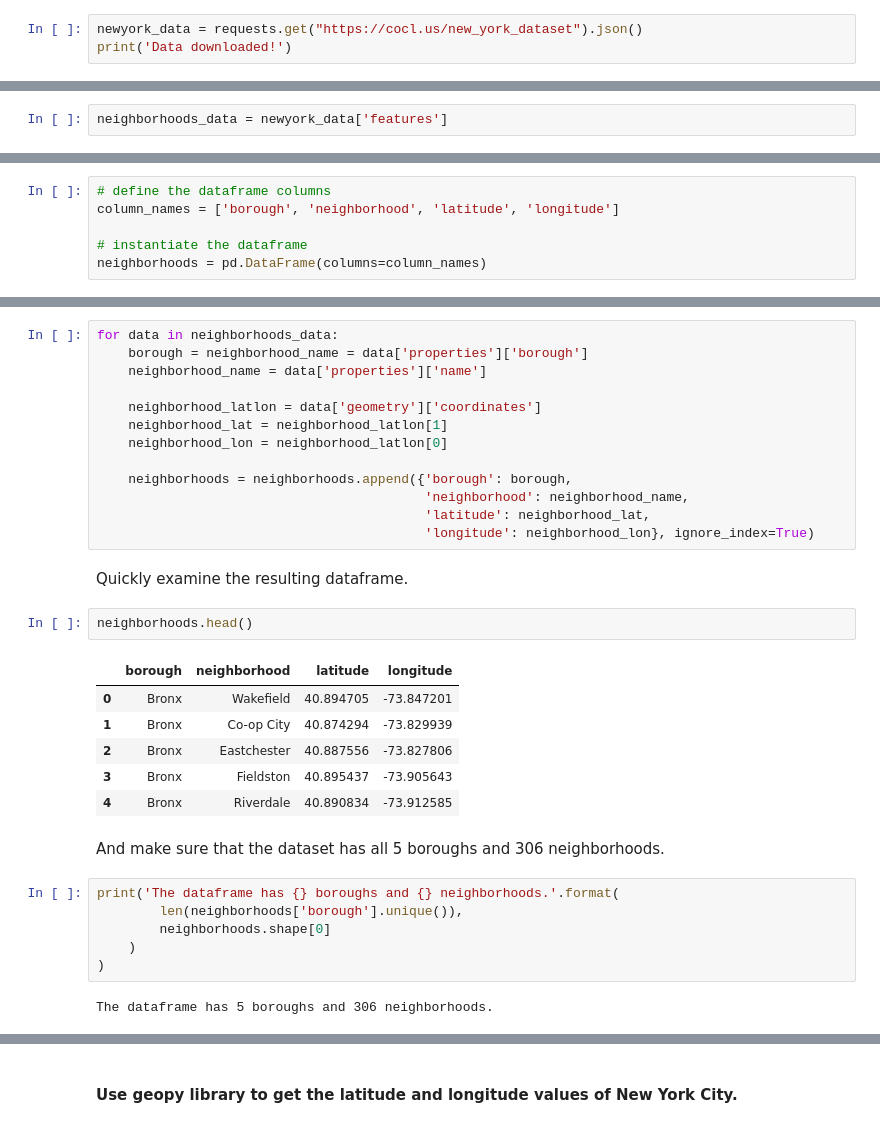
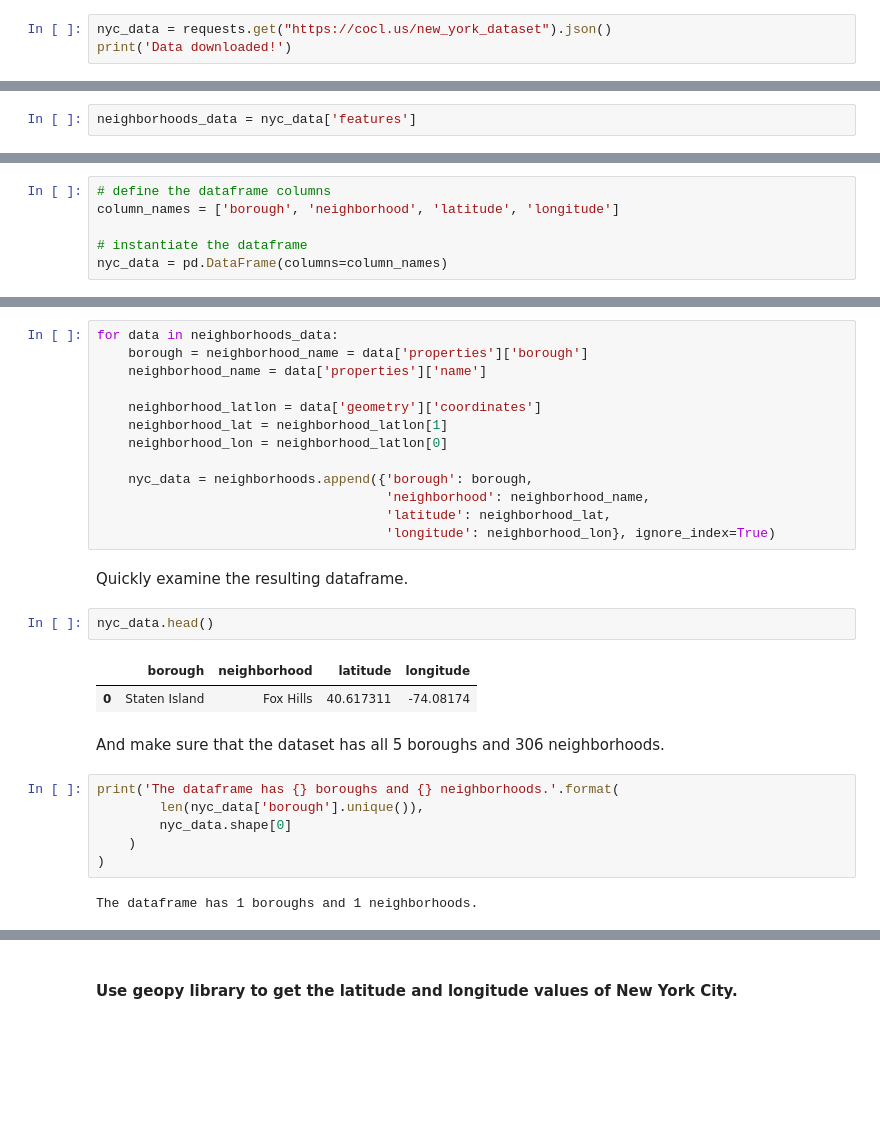
Before and after one commit to rafaelcgama/Capstone, a Jupyter notebook: final.ipynb, the cells around one changed output, grey strips where cells are left out. Drawn from its saved outputs; the diff is of its cells as text; blank space fills up the shorter version.

```diff
--- a/final.ipynb
+++ b/final.ipynb
@@ -44,14 +47,14 @@ Libraries imported.
 # %% [markdown]
 #### Load and explore the data
 # %%
-newyork_data = requests.get("https://cocl.us/new_york_dataset").json()
+nyc_data = requests.get("https://cocl.us/new_york_dataset").json()
 print('Data downloaded!')
 # %% [output]
 Data downloaded!
 # %% [markdown]
 All the relevant data is in the *features* key, which is basically a list of the neighborhoods. So, let's define a new variable that includes this data.
 # %%
-neighborhoods_data = newyork_data['features']
+neighborhoods_data = nyc_data['features']
 # %% [markdown]
 Let's take a look at the first item in this list.
 # %%
@@ -82,6 +85,6 @@ The next task is essentially transforming this data of nested Python dictionarie
 column_names = ['borough', 'neighborhood', 'latitude', 'longitude']
 
 # instantiate the dataframe
-neighborhoods = pd.DataFrame(columns=column_names)
+nyc_data = pd.DataFrame(columns=column_names)
 # %% [markdown]
 Take a look at the empty dataframe to confirm that the columns are as intended.
@@ -100,28 +103,24 @@ for data in neighborhoods_data:
     neighborhood_lat = neighborhood_latlon[1]
     neighborhood_lon = neighborhood_latlon[0]
 
-    neighborhoods = neighborhoods.append({'borough': borough,
-                                          'neighborhood': neighborhood_name,
-                                          'latitude': neighborhood_lat,
-                                          'longitude': neighborhood_lon}, ignore_index=True)
+    nyc_data = neighborhoods.append({'borough': borough,
+                                     'neighborhood': neighborhood_name,
+                                     'latitude': neighborhood_lat,
+                                     'longitude': neighborhood_lon}, ignore_index=True)
 # %% [markdown]
 Quickly examine the resulting dataframe.
 # %%
-neighborhoods.head()
+nyc_data.head()
 # %% [output]
 |  | borough | neighborhood | latitude | longitude |
-| 0 | Bronx | Wakefield | 40.894705 | -73.847201 |
-| 1 | Bronx | Co-op City | 40.874294 | -73.829939 |
-| 2 | Bronx | Eastchester | 40.887556 | -73.827806 |
-| 3 | Bronx | Fieldston | 40.895437 | -73.905643 |
-| 4 | Bronx | Riverdale | 40.890834 | -73.912585 |
+| 0 | Staten Island | Fox Hills | 40.617311 | -74.08174 |
 # %% [markdown]
 And make sure that the dataset has all 5 boroughs and 306 neighborhoods.
 # %%
 print('The dataframe has {} boroughs and {} neighborhoods.'.format(
-        len(neighborhoods['borough'].unique()),
-        neighborhoods.shape[0]
+        len(nyc_data['borough'].unique()),
+        nyc_data.shape[0]
     )
 )
 # %% [output]
-The dataframe has 5 boroughs and 306 neighborhoods.
+The dataframe has 1 boroughs and 1 neighborhoods.
```
Also changed, not shown: parts of 21 cells of this notebook, 1 other file.
